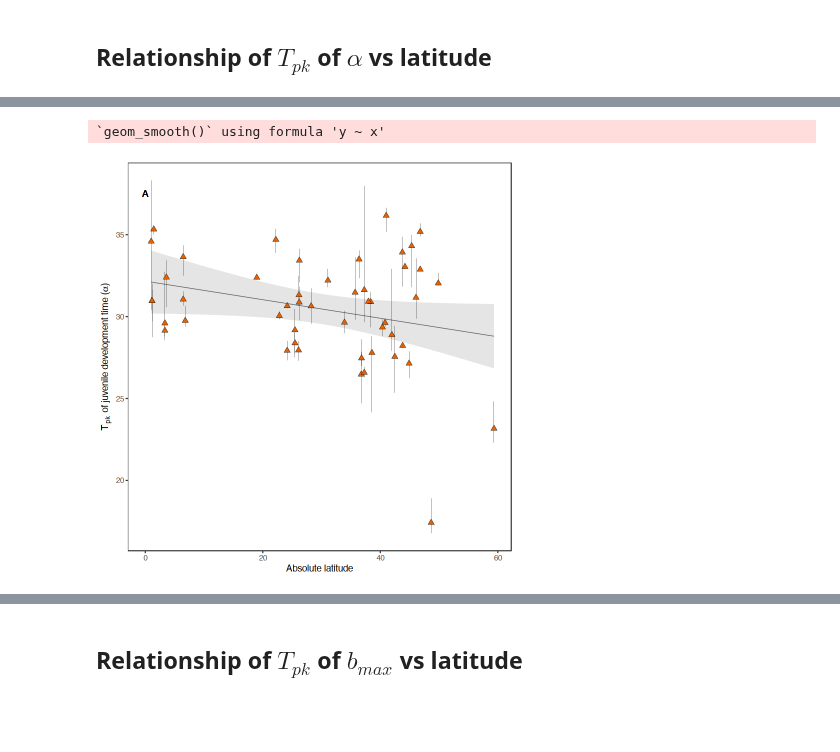
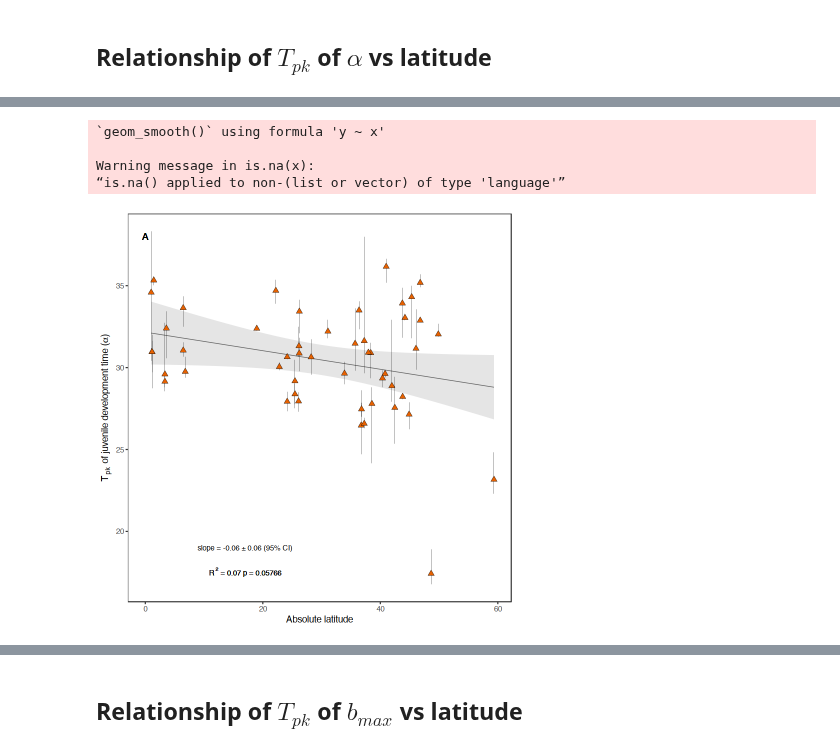
Before and after one commit to EcoEngLab/TraitMismatchPaper-main, a Jupyter notebook: code/06_Trait_Adaptation.ipynb, the cells around one changed output, grey strips where cells are left out. Cells and saved outputs as stored; diff of their text form; code cells hidden in the pictures; blank space fills up the shorter version.

```diff
--- a/code/06_Trait_Adaptation.ipynb
+++ b/code/06_Trait_Adaptation.ipynb
@@ -100,19 +126,24 @@ A tibble: 6 × 10
 # %%
 a_T_pklat_plot <-
   alphaLat_data %>%
   ggplot(aes(x= abs(latitude), y = T_pk))+
   geom_smooth(method = 'lm', colour = '#636363', size=0.3, fill="gray")+
   scale_y_continuous(expression(paste(italic(T[pk]), " of juvenile development time (", italic(alpha),")")))+
   scale_x_continuous(expression(plain(paste("Absolute latitude"))))+
   geom_linerange(aes(ymin =T_pkLwr , ymax = T_pkUpr),size= 0.1,col="#000000")+
   theme_bw()+
   geom_point(size = 2.5,stroke=0.2, col = '#000000', shape=24, fill ='#e66101')+
   theme(text=element_text(family="Times"), panel.grid.major = element_blank(),
         panel.grid.minor = element_blank())+
-  geom_text(aes(x = 0, y = 37.5,label = "A"),
-            parse = TRUE, size = 4, colour = "black", family='Times')
+  geom_text(aes(x = 0, y = 38,label = "A"),
+            parse = TRUE, size = 4, colour = "black", family='Times')+
+annotate("text", x = 17, y = 17.5, label = italic("R")^2~"= 0.07"~italic("p")~"= 0.05766", size=3, family='Times')+
+annotate("text", x = 17, y = 19, label = "slope = -0.06 ± 0.06 (95% CI)", size=3, family='Times')
 
 a_T_pklat_plot
 # %% [output]
 `geom_smooth()` using formula 'y ~ x'
+
+Warning message in is.na(x):
+“is.na() applied to non-(list or vector) of type 'language'”
-[figure, old version]
+[figure, new version]
```
Also changed, not shown: parts of 30 cells of this notebook, 18 other files.
